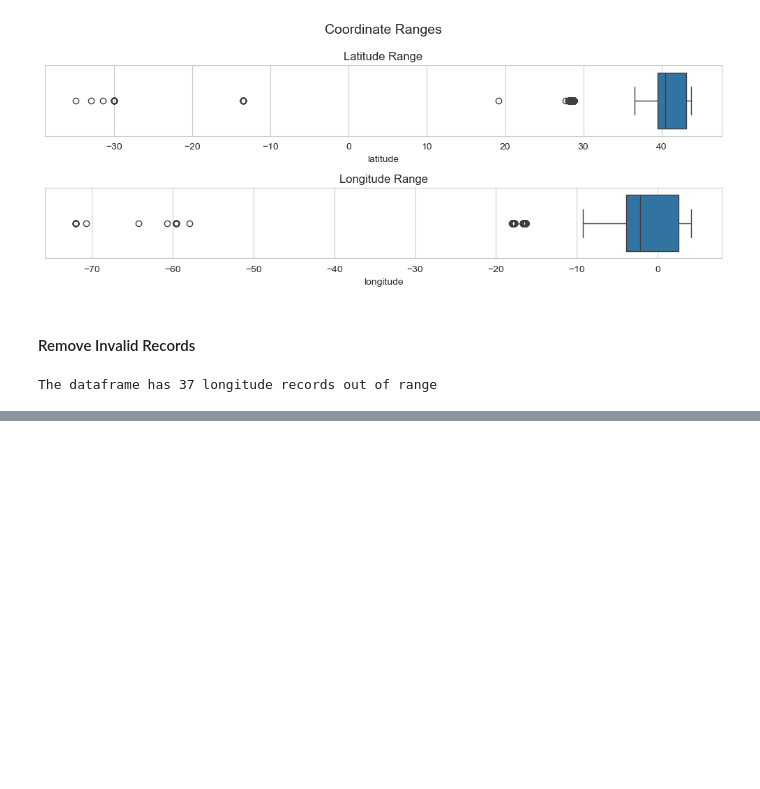
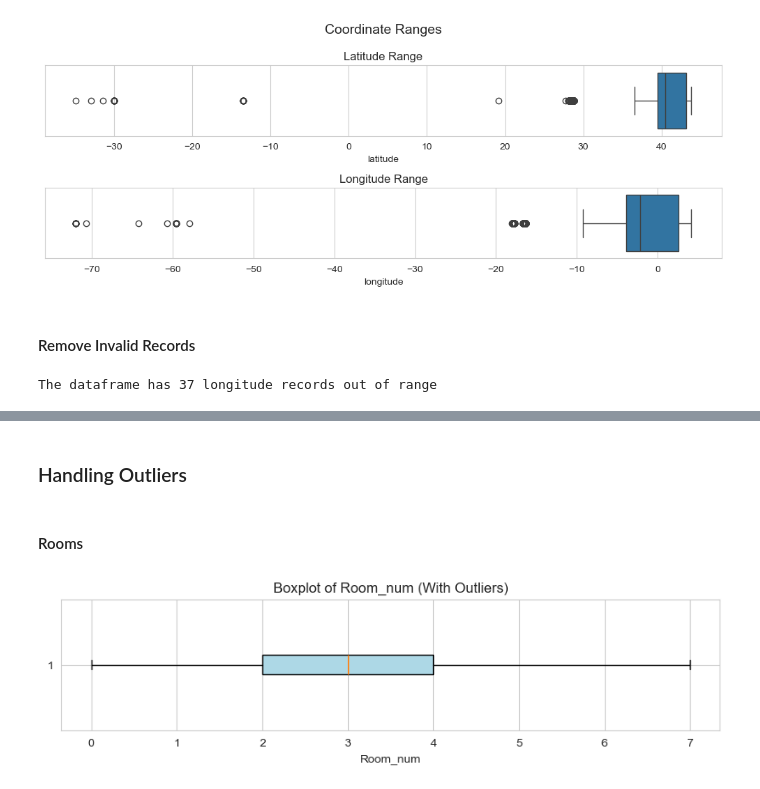
Before and after one commit to fer78/Data-Analytics-Final-Portfolio-Project, a Jupyter notebook: 02-Geolocalization.ipynb, the cells around one changed output, grey strips where cells are left out. Drawn from its saved outputs; the diff is of its cells as text; code cells hidden in the pictures; blank space fills up the shorter version.

```diff
--- a/02-Geolocalization.ipynb
+++ b/02-Geolocalization.ipynb
@@ -338,0 +347,5 @@ processed_data.to_csv('data/geolocated_data.csv', index=False)
+# %%
+# Eliminate records
+region_counts = processed_data['region'].value_counts()
+regions_to_keep = region_counts[region_counts > 7].index
+processed_data = processed_data[processed_data['region'].isin(regions_to_keep)]
@@ -338,0 +402,5 @@ processed_data.to_csv('data/geolocated_data.csv', index=False)
+# %%
+house_types_to_exclude = ['Farmhouse', 'Rural House', 'Studio Apartment', 'Mansion', 'Country House', 'Bungalow', 'Ranch House', 'Tower House', 'Palace', 'Castle']
+processed_data = processed_data[~processed_data['house_type'].isin(house_types_to_exclude)]
+# Verifying
+processed_data['house_type'].value_counts()
@@ -338,0 +425,7 @@ processed_data.to_csv('data/geolocated_data.csv', index=False)
+# %%
+# Ranges and labels
+bins = [0, 300000, 700000, float('inf')]
+labels = ['Affordable', 'Mid-Range', 'Luxury']
+# %%
+# Create the categorical variable
+processed_data.loc[:, 'price_segment'] = pd.cut(processed_data['price'], bins=bins, labels=labels, ordered=True)
@@ -338,0 +436,8 @@ processed_data.to_csv('data/geolocated_data.csv', index=False)
+# %% [markdown]
+### Handling Outliers
+# %% [markdown]
+#### Rooms
+# %%
+boxplot_view(processed_data, 'room_num')
+# %% [output]
+[figure, added]
```
Also changed, not shown: parts of 46 cells of this notebook, 2 other files.
